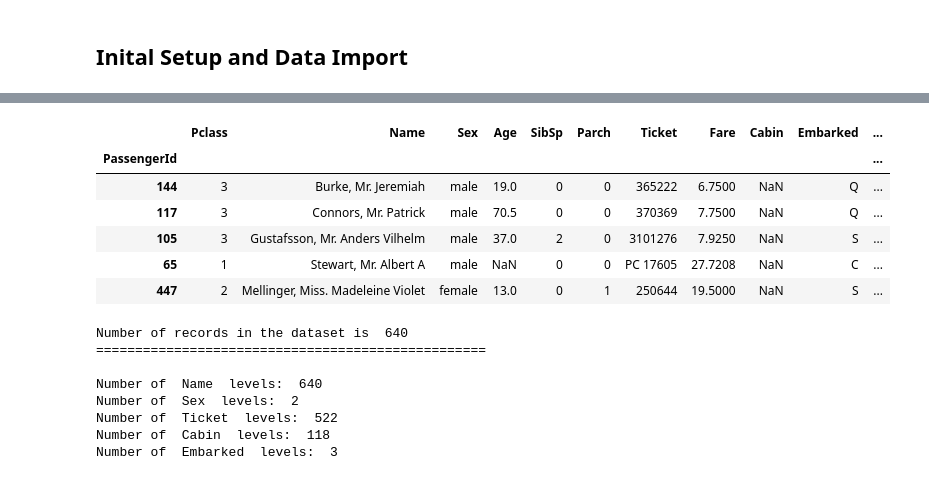
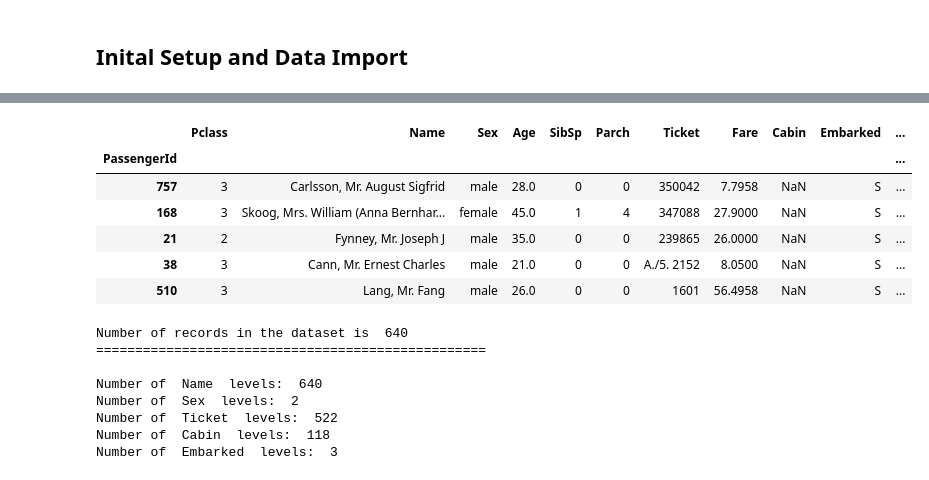
Before and after one commit to vchernoukhova/KaggleTitanicClassificationModel, a Jupyter notebook: My titanic model.ipynb, the cells around one changed output, grey strips where cells are left out. Drawn from its saved outputs; the diff is of its cells as text; code cells hidden in the pictures.

```diff
--- a/My titanic model.ipynb
+++ b/My titanic model.ipynb
@@ -1,5 +1,7 @@
 # %% [markdown]
 ## Inital Setup and Data Import
+# %%
+UseCalibration = 1
 # %%
 import numpy as np
 import pandas as pd
@@ -70,8 +72,13 @@ X = data.drop ('Survived', 1)
 random = 1992
 test_prc = 0.2
 
+if UseCalibration==1:
+    calib_size = 0.1
+else:
+    calib_size = 0
+
 X_train , X_test, y_train, y_test = train_test_split(X, y, test_size = test_prc, random_state = random)
-X_train , X_calib, y_train, y_calib = train_test_split(X_train, y_train, test_size = 0.1, random_state = random + 50)
+X_train , X_calib, y_train, y_calib = train_test_split(X_train, y_train, test_size = calib_size, random_state = random + 50)
 # %%
 data_train = X_train
 data_train['Survived'] = y_train
@@ -87,13 +96,13 @@ datasets_all = [data_calib, data_train, data_test, scoring]
 # %%
-data_test.head()
+data_calib.head()
 # %% [output]
 |  | Pclass | Name | Sex | Age | SibSp | Parch | Ticket | Fare | Cabin | Embarked | ... |
 | PassengerId |  |  |  |  |  |  |  |  |  |  | ... |
-| 144 | 3 | Burke, Mr. Jeremiah | male | 19.0 | 0 | 0 | 365222 | 6.7500 | NaN | Q | ... |
-| 117 | 3 | Connors, Mr. Patrick | male | 70.5 | 0 | 0 | 370369 | 7.7500 | NaN | Q | ... |
-| 105 | 3 | Gustafsson, Mr. Anders Vilhelm | male | 37.0 | 2 | 0 | 3101276 | 7.9250 | NaN | S | ... |
-| 65 | 1 | Stewart, Mr. Albert A | male | NaN | 0 | 0 | PC 17605 | 27.7208 | NaN | C | ... |
-| 447 | 2 | Mellinger, Miss. Madeleine Violet | female | 13.0 | 0 | 1 | 250644 | 19.5000 | NaN | S | ... |
+| 757 | 3 | Carlsson, Mr. August Sigfrid | male | 28.0 | 0 | 0 | 350042 | 7.7958 | NaN | S | ... |
+| 168 | 3 | Skoog, Mrs. William (Anna Bernhar... | female | 45.0 | 1 | 4 | 347088 | 27.9000 | NaN | S | ... |
+| 21 | 2 | Fynney, Mr. Joseph J | male | 35.0 | 0 | 0 | 239865 | 26.0000 | NaN | S | ... |
+| 38 | 3 | Cann, Mr. Ernest Charles | male | 21.0 | 0 | 0 | A./5. 2152 | 8.0500 | NaN | S | ... |
+| 510 | 3 | Lang, Mr. Fang | male | 26.0 | 0 | 0 | 1601 | 56.4958 | NaN | S | ... |
 # %%
 ##maybe i should split feature engineering into "might create overfitting" vs not
 # %%
```
Also changed, not shown: parts of 22 cells of this notebook, 3 other files.
